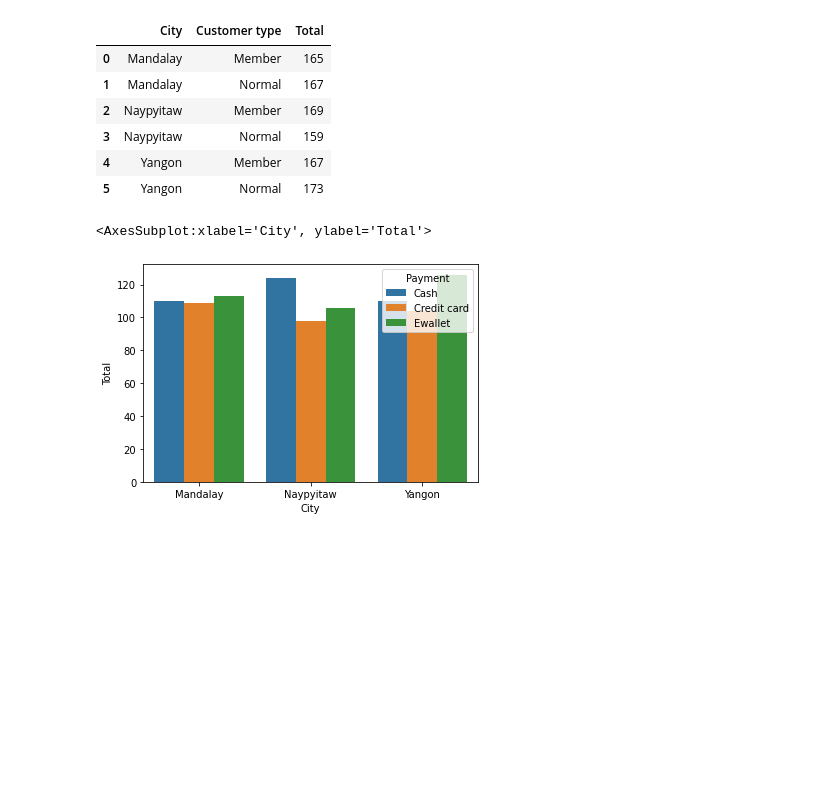
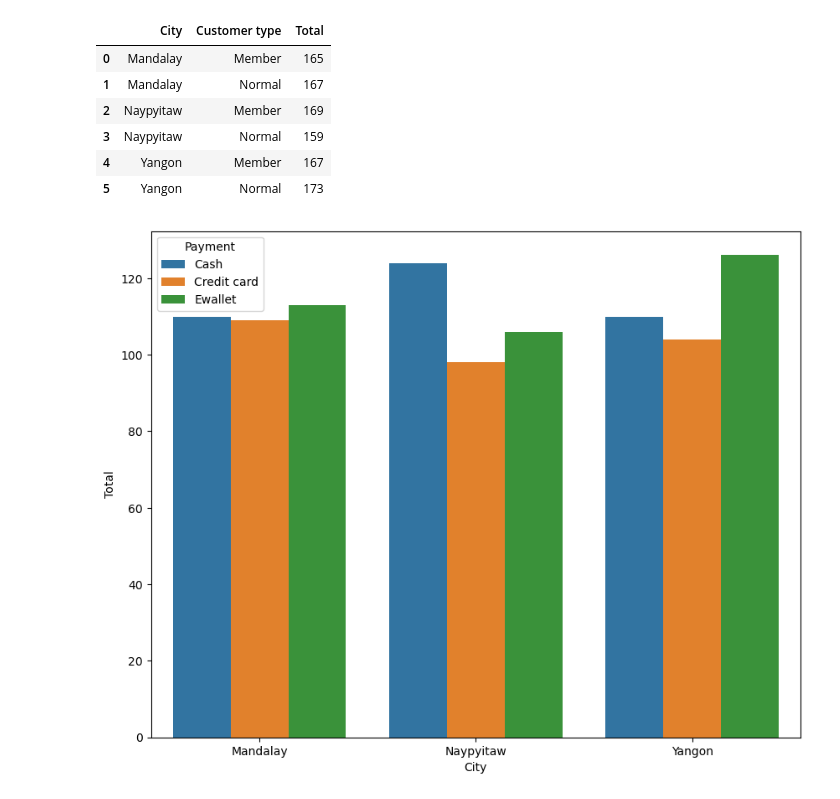
Before and after one commit to isoori/Supermarket-sales, a Jupyter notebook: Untitled.ipynb, the cells around one changed output. Cells and saved outputs as stored; diff of their text form; code cells hidden in the pictures; blank space fills up the shorter version.

```diff
--- a/Untitled.ipynb
+++ b/Untitled.ipynb
@@ -247,8 +247,8 @@ df.groupby(['City','Customer type'])['Total'].count().reset_index()
 | 5 | Yangon | Normal | 173 |
 # %%
 x=df.groupby(['City','Payment'])['Total'].count().reset_index()
-plt.figure(fig)
+plt.figure(figsize=(10,8),dpi=100)
 sns.barplot(data=x,x='City',y='Total',hue='Payment')
+plt.show()
 # %% [output]
-<AxesSubplot:xlabel='City', ylabel='Total'>
-[figure, old version]
+[figure, new version]
```
Also changed, not shown: parts of 1 cell of this notebook.
